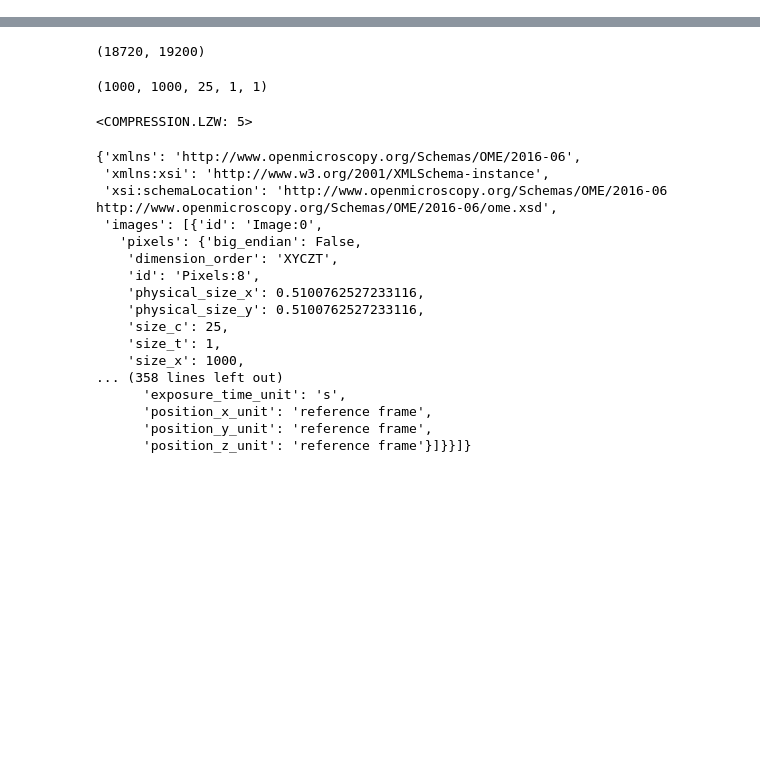
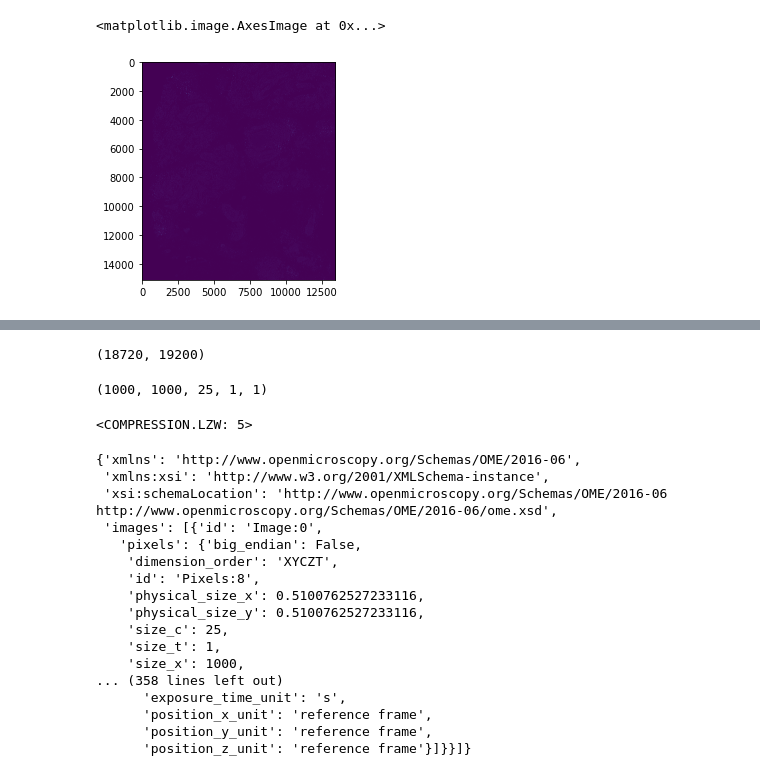
Before and after one commit to estorrs/multiplex-imaging-pipeline, a Jupyter notebook: notebooks/ome_tiff_generation.ipynb, the cells around one changed output, grey strips where cells are left out. Saved outputs shown, nothing was run; the diff lists cells and outputs as text; code cells hidden in the pictures; blank space fills up the shorter version.

```diff
--- a/notebooks/ome_tiff_generation.ipynb
+++ b/notebooks/ome_tiff_generation.ipynb
@@ -17,0 +128,5 @@ from mip.ome import generate_ome_from_qptiff
+# %%
+plt.imshow(img[10, 3])
+# %% [output]
+<matplotlib.image.AxesImage at 0x...>
+[figure, added]
```
Also changed, not shown: parts of 36 cells of this notebook, 6 other files.
